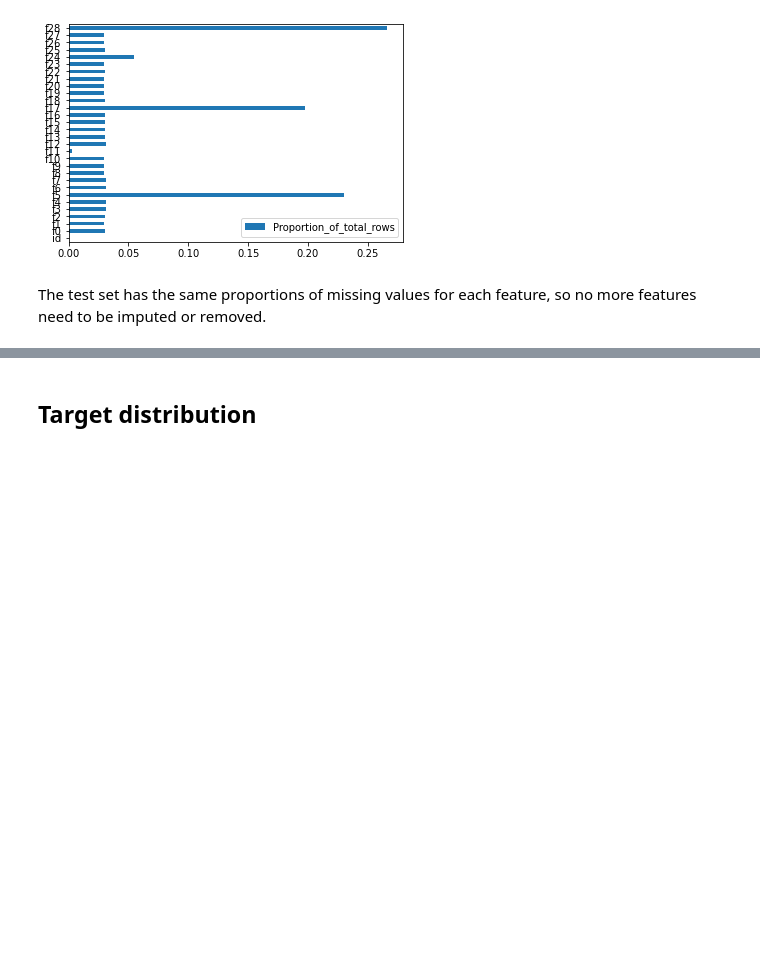
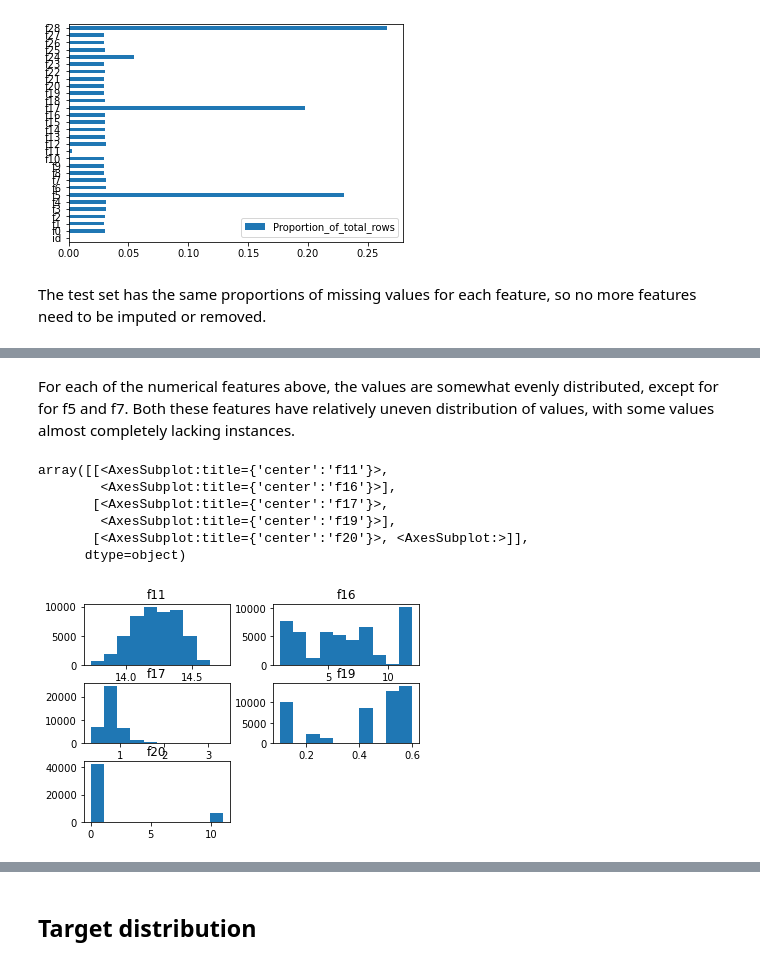
Before and after one commit to AdrianLangseth/Practical_ML, a Jupyter notebook: EDA.ipynb, the cells around one changed output, grey strips where cells are left out. Cells and saved outputs as stored; diff of their text form; code cells hidden in the pictures; blank space fills up the shorter version.

```diff
--- a/EDA.ipynb
+++ b/EDA.ipynb
@@ -105,0 +91,12 @@ The test set has the same proportions of missing values for each feature, so no
+# %% [markdown]
+For each of the numerical features above, the values are somewhat evenly distributed, except for for f5 and f7. Both these features have relatively uneven distribution of values, with some values almost completely lacking instances.
+# %%
+df_feat[df_feat.columns[10:21]].hist(grid=False, legend=False)
+# %% [output]
+array([[<AxesSubplot:title={'center':'f11'}>,
+        <AxesSubplot:title={'center':'f16'}>],
+       [<AxesSubplot:title={'center':'f17'}>,
+        <AxesSubplot:title={'center':'f19'}>],
+       [<AxesSubplot:title={'center':'f20'}>, <AxesSubplot:>]],
+      dtype=object)
+[figure, added]
```
Also changed, not shown: parts of 21 cells of this notebook.
